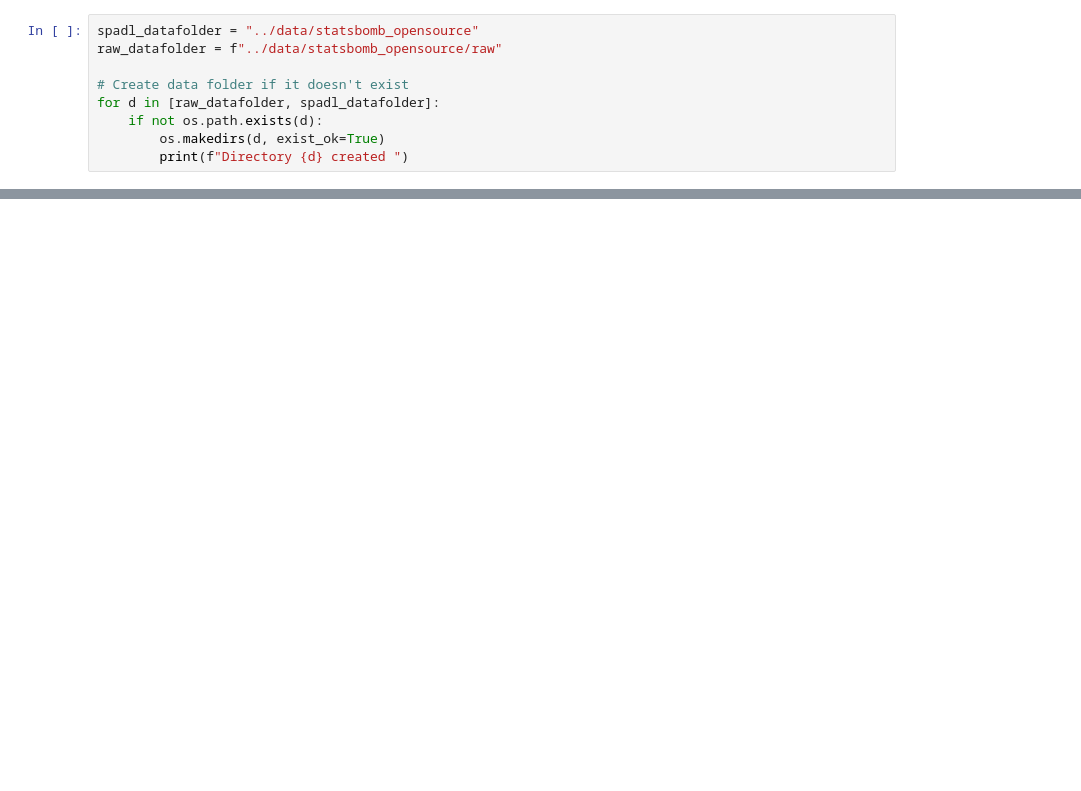
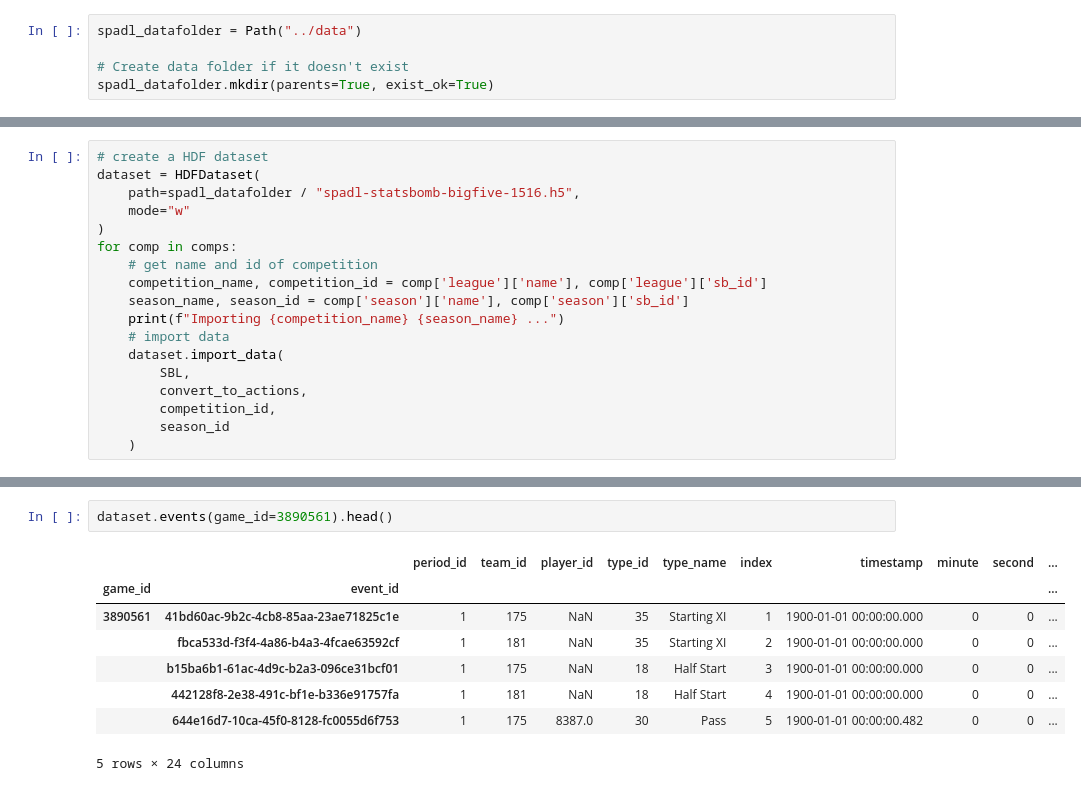
Before and after one commit to ML-KULeuven/soccer_xg, a Jupyter notebook: notebooks/1-load-and-convert-statsbomb-data.ipynb, the cells around one changed output, grey strips where cells are left out. Drawn from its saved outputs; the diff is of its cells as text; blank space fills up the shorter version.

Commit message:
Add events to data interface

```diff
--- a/notebooks/1-load-and-convert-statsbomb-data.ipynb
+++ b/notebooks/1-load-and-convert-statsbomb-data.ipynb
@@ -36,9 +28,5 @@ free_open_data_remote = "https://raw.githubusercontent.com/statsbomb/open-data/m
 # %%
-spadl_datafolder = "../data/statsbomb_opensource"
-raw_datafolder = f"../data/statsbomb_opensource/raw"
+spadl_datafolder = Path("../data")
 
 # Create data folder if it doesn't exist
-for d in [raw_datafolder, spadl_datafolder]:
-    if not os.path.exists(d):
-        os.makedirs(d, exist_ok=True)
-        print(f"Directory {d} created ")
+spadl_datafolder.mkdir(parents=True, exist_ok=True)
@@ -127,0 +87,18 @@ map directly to c-types [inferred_type->mixed-integer,key->block2_values] [items
+# %%
+# create a HDF dataset
+dataset = HDFDataset(
+    path=spadl_datafolder / "spadl-statsbomb-bigfive-1516.h5",
+    mode="w"
+)
+for comp in comps:
+    # get name and id of competition
+    competition_name, competition_id = comp['league']['name'], comp['league']['sb_id']
+    season_name, season_id = comp['season']['name'], comp['season']['sb_id']
+    print(f"Importing {competition_name} {season_name} ...")
+    # import data
+    dataset.import_data(
+        SBL,
+        convert_to_actions,
+        competition_id,
+        season_id
+    )
@@ -127,0 +143,11 @@ map directly to c-types [inferred_type->mixed-integer,key->block2_values] [items
+# %%
+dataset.events(game_id=3890561).head()
+# %% [output]
+|  |  | period_id | team_id | player_id | type_id | type_name | index | timestamp | minute | second | ... |
+| game_id | event_id |  |  |  |  |  |  |  |  |  | ... |
+| 3890561 | 41bd60ac-9b2c-4cb8-85aa-23ae71825c1e | 1 | 175 | NaN | 35 | Starting XI | 1 | 1900-01-01 00:00:00.000 | 0 | 0 | ... |
+|  | fbca533d-f3f4-4a86-b4a3-4fcae63592cf | 1 | 181 | NaN | 35 | Starting XI | 2 | 1900-01-01 00:00:00.000 | 0 | 0 | ... |
+|  | b15ba6b1-61ac-4d9c-b2a3-096ce31bcf01 | 1 | 175 | NaN | 18 | Half Start | 3 | 1900-01-01 00:00:00.000 | 0 | 0 | ... |
+|  | 442128f8-2e38-491c-bf1e-b336e91757fa | 1 | 181 | NaN | 18 | Half Start | 4 | 1900-01-01 00:00:00.000 | 0 | 0 | ... |
+|  | 644e16d7-10ca-45f0-8128-fc0055d6f753 | 1 | 175 | 8387.0 | 30 | Pass | 5 | 1900-01-01 00:00:00.482 | 0 | 0 | ... |
+5 rows × 24 columns
```
Also changed, not shown: parts of 33 cells of this notebook, 5 other files.
